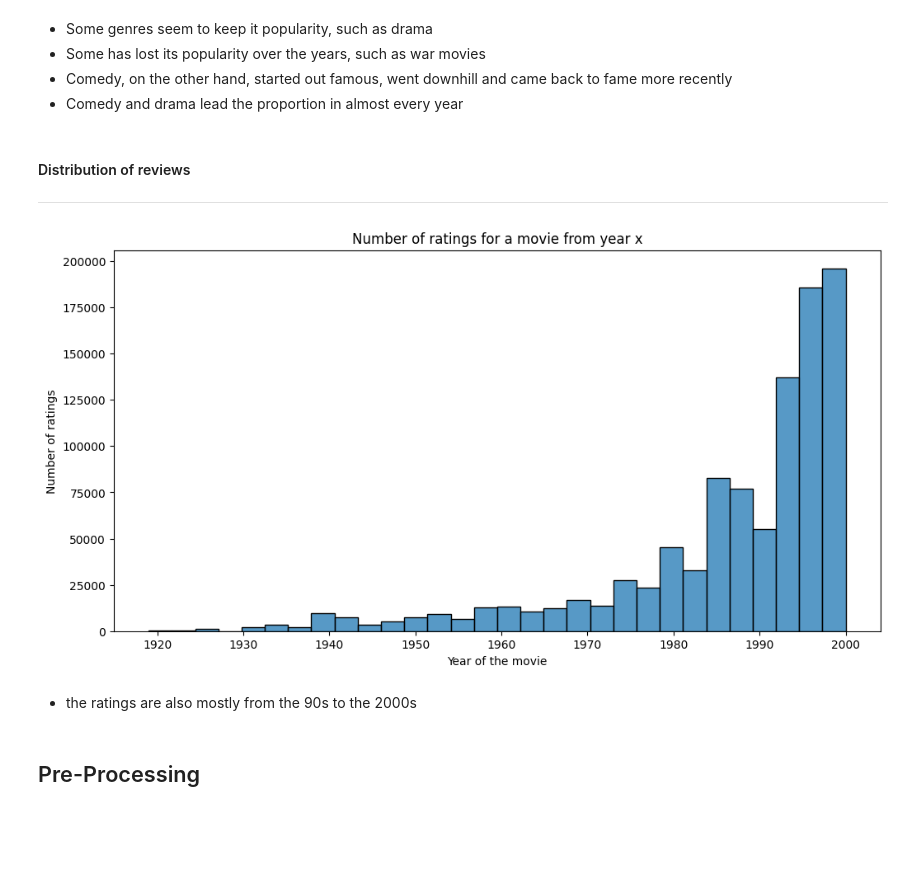
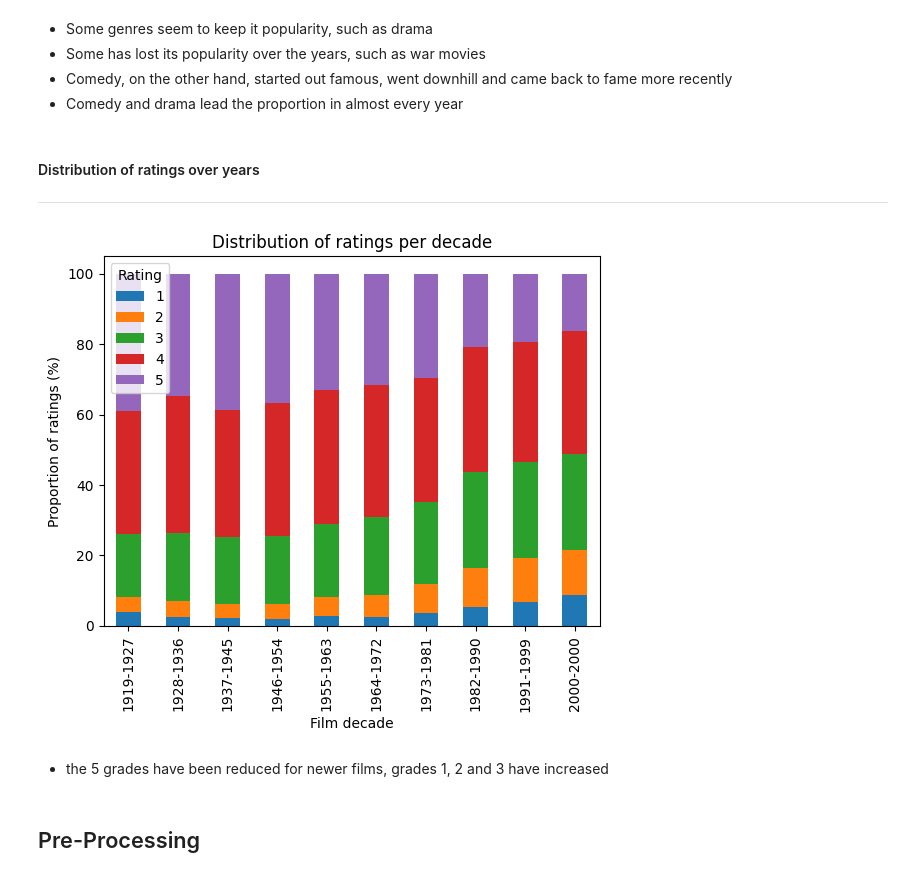
Before and after one commit to MariaLuizaCw/data-mining, a Jupyter notebook: project4/clustering.ipynb, the cells around one changed output. Cells and saved outputs as stored; diff of their text form; code cells hidden in the pictures; blank space fills up the shorter version.

```diff
--- a/project4/clustering.ipynb
+++ b/project4/clustering.ipynb
@@ -111,22 +127,26 @@ plt.show()
 - Comedy, on the other hand, started out famous, went downhill and came back to fame more recently
 - Comedy and drama lead the proportion in almost every year
 # %% [markdown]
-#### Distribution of reviews
+#### Distribution of ratings over years
 <hr/>
 # %%
 ratings_dist = ratings_df.merge(movies_df, on='movieId')
-# %%
-
-plt.figure(figsize=(12, 6))
-sns.histplot(data=ratings_dist, x='year', bins=30)
-plt.title('Number of ratings for a movie from year x')
-plt.xlabel('Year of the movie')
-plt.ylabel('Number of ratings')
-plt.show()
-# %% [output]
-[figure, removed]
-# %% [markdown]
-- the ratings are also mostly from the 90s to the 2000s
+# %%
+# Calcular a proporção de cada rating por década
+rating_proportion = ratings_dist.groupby(['decade', 'rating']).size().unstack(fill_value=0)
+rating_proportion = rating_proportion.div(rating_proportion.sum(axis=1), axis=0) * 100
+
+# Plotar gráfico de barras empilhadas
+rating_proportion.plot(kind='bar', stacked=True)
+plt.title('Distribution of ratings per decade')
+plt.xlabel('Film decade')
+plt.ylabel('Proportion of ratings (%)')
+plt.legend(title='Rating')
+plt.show()
+# %% [output]
+[figure, added]
+# %% [markdown]
+- the 5 grades have been reduced for newer films, grades 1, 2 and 3 have increased
 # %% [markdown]
 ## Pre-Processing
 # %% [markdown]
```
Also changed, not shown: parts of 66 cells of this notebook.
